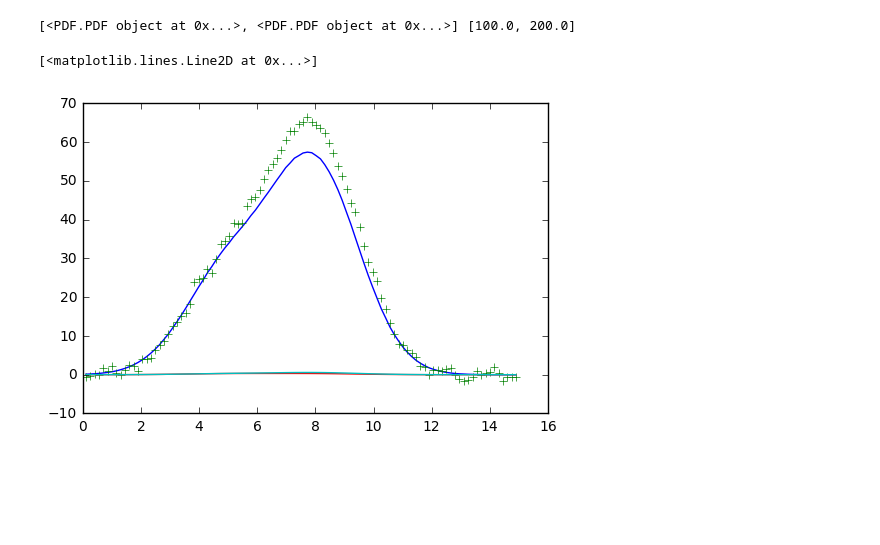
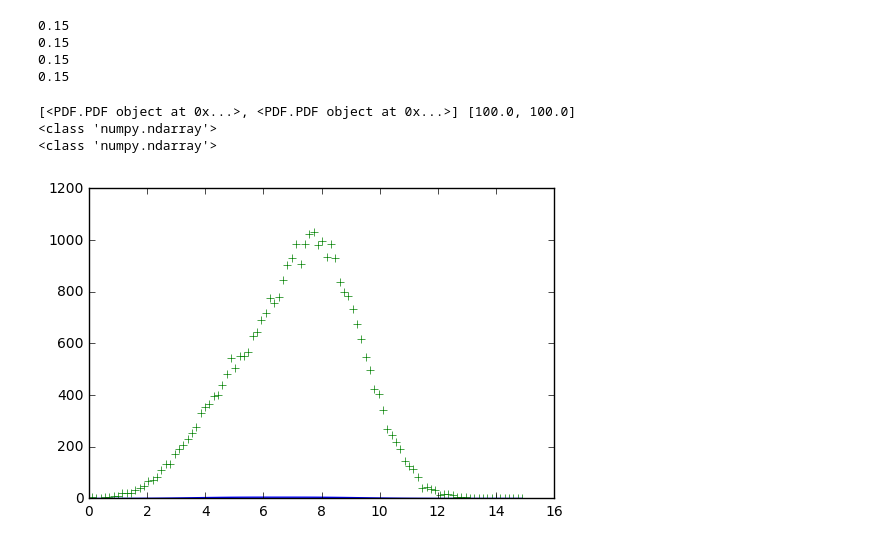
Before and after one commit to bpalmeiro/Next_Energy, a Jupyter notebook: Notebooks/Fits.ipynb, the cells around one changed output. Cells and saved outputs as stored; diff of their text form; code cells hidden in the pictures; blank space fills up the shorter version.

```diff
--- a/Notebooks/Fits.ipynb
+++ b/Notebooks/Fits.ipynb
@@ -67,8 +71,8 @@ bp = PDF(b,interpolation='linear')
 import matplotlib.pylab as plt
 %matplotlib inline
 x = np.linspace(0.1,14.9,100)
-ya = 100*ap.pdf(x)
-yb = 100*bp.pdf(x)
+ya = 10000*ap.pdf(x)
+yb = 10000*bp.pdf(x)
 plt.plot(x,ya)
 plt.plot(x,yb)
 # %% [output]
@@ -77,5 +81,8 @@ plt.plot(x,yb)
 # %%
 ydata = np.abs(np.random.normal(ya+2.31*yb,np.sqrt(ya+2.31*yb)))
+hdata = hist([],100,0,15)
+hdata.hist = ydata
+hdata.bins = x
 plt.plot(x,ya)
 plt.plot(x,2.31*yb)
 plt.plot(x,ydata)
@@ -85,10 +92,16 @@ plt.plot(x,ydata)
 # %%
-fit = Fit(x,ydata,[ap,bp])
+fit = Fit(x,hdata,[ap,bp])
+# %% [output]
+0.15
+0.15
+0.15
+0.15
 # %%
-w = fit.LogLikelihood([100.,200.])
-plt.plot(x,e)
-plt.plot(x,r)
+w = fit.LogLikelihood([100.,100.])
+#plt.plot(x,e)
+#plt.plot(x,r)
 # %% [output]
-[<PDF.PDF object at 0x...>, <PDF.PDF object at 0x...>] [100.0, 200.0]
+[<PDF.PDF object at 0x...>, <PDF.PDF object at 0x...>] [100.0, 100.0]
+<class 'numpy.ndarray'>
+<class 'numpy.ndarray'>
-[<matplotlib.lines.Line2D at 0x...>]
-[figure, old version]
+[figure, new version]
```
Also changed, not shown: parts of 6 cells of this notebook, 6 other files.
